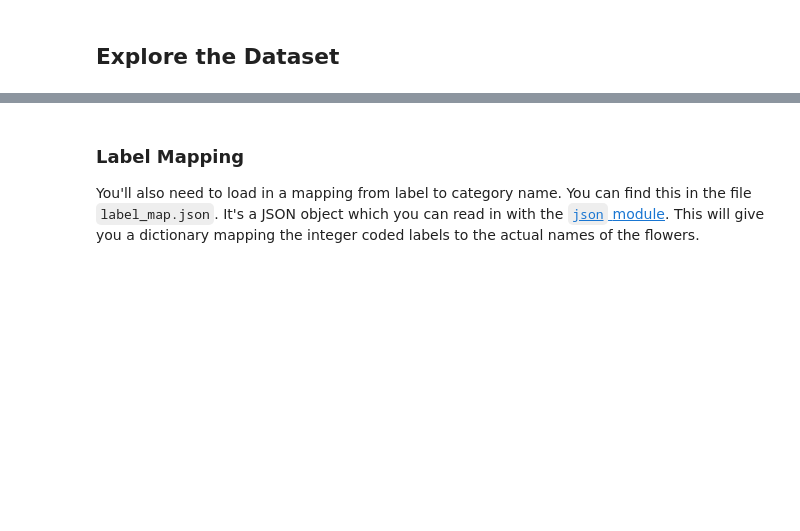
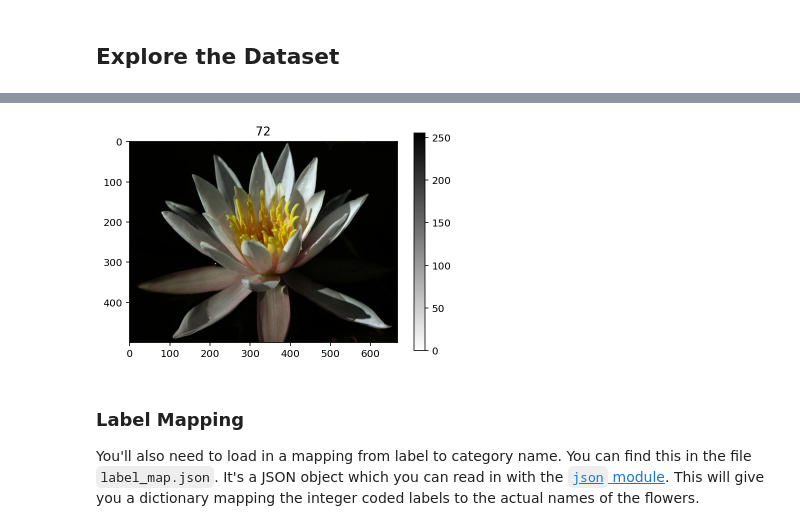
Before and after one commit to 84black84/Image-Classifier, a Jupyter notebook: Project_Image_Classifier_Project.ipynb, the cells around one changed output, grey strips where cells are left out. Drawn from its saved outputs; the diff is of its cells as text; code cells hidden in the pictures; blank space fills up the shorter version.

```diff
--- a/Project_Image_Classifier_Project.ipynb
+++ b/Project_Image_Classifier_Project.ipynb
@@ -71,8 +56,9 @@ Here you'll use `tensorflow_datasets` to load the [Oxford Flowers 102 dataset](h
 
 The validation and testing sets are used to measure the model's performance on data it hasn't seen yet, but you'll still need to normalize and resize the images to the appropriate size.
 # %%
-# TODO: Load the dataset with TensorFlow Datasets. Hint: use tfds.load()
-
-# TODO: Create a training set, a validation set and a test set.
+# Load the dataset with TensorFlow Datasets. Hint: use tfds.load()
+# Create a training set, a validation set and a test set.
+(training_set, validation_set, test_set), dataset_info = tfds.load('oxford_flowers102', split = ['train', 'validation', 'test'], as_supervised = True, with_info = True)
+image_size = 224
 # %% [markdown]
 ## Explore the Dataset
@@ -84,0 +84,10 @@ The validation and testing sets are used to measure the model's performance on d
+# %%
+# Print the shape and corresponding label of 3 images in the training set.
+for image, label in training_set.take(3):
+    print('\nThe label of the image is: ', label.numpy())
+    print('And has:')
+    print('\u2022 dtype:', label.dtype)
+
+    print('\nThe image has:')
+    print('\u2022 dtype:', image.dtype)
+    print('\u2022 shape:', image.shape)
@@ -85,7 +112,17 @@ The validation and testing sets are used to measure the model's performance on d
 # %%
-# TODO: Plot 1 image from the training set.
+# Plot 1 image from the training set.
+for image, label in training_set.take(1):
+    image = image.numpy().squeeze()
+    label = label.numpy()
 
-# Set the title of the plot to the corresponding image label.
+    # Plot the image
+    # Set the title of the plot to the corresponding image label.
+    plt.title(label)
+    plt.imshow(image, cmap = plt.cm.binary)
+    plt.colorbar()
+    plt.show()
+# %% [output]
+[figure, added]
 # %% [markdown]
 ### Label Mapping
 
```
Also changed, not shown: parts of 10 cells of this notebook, 2 other files.
